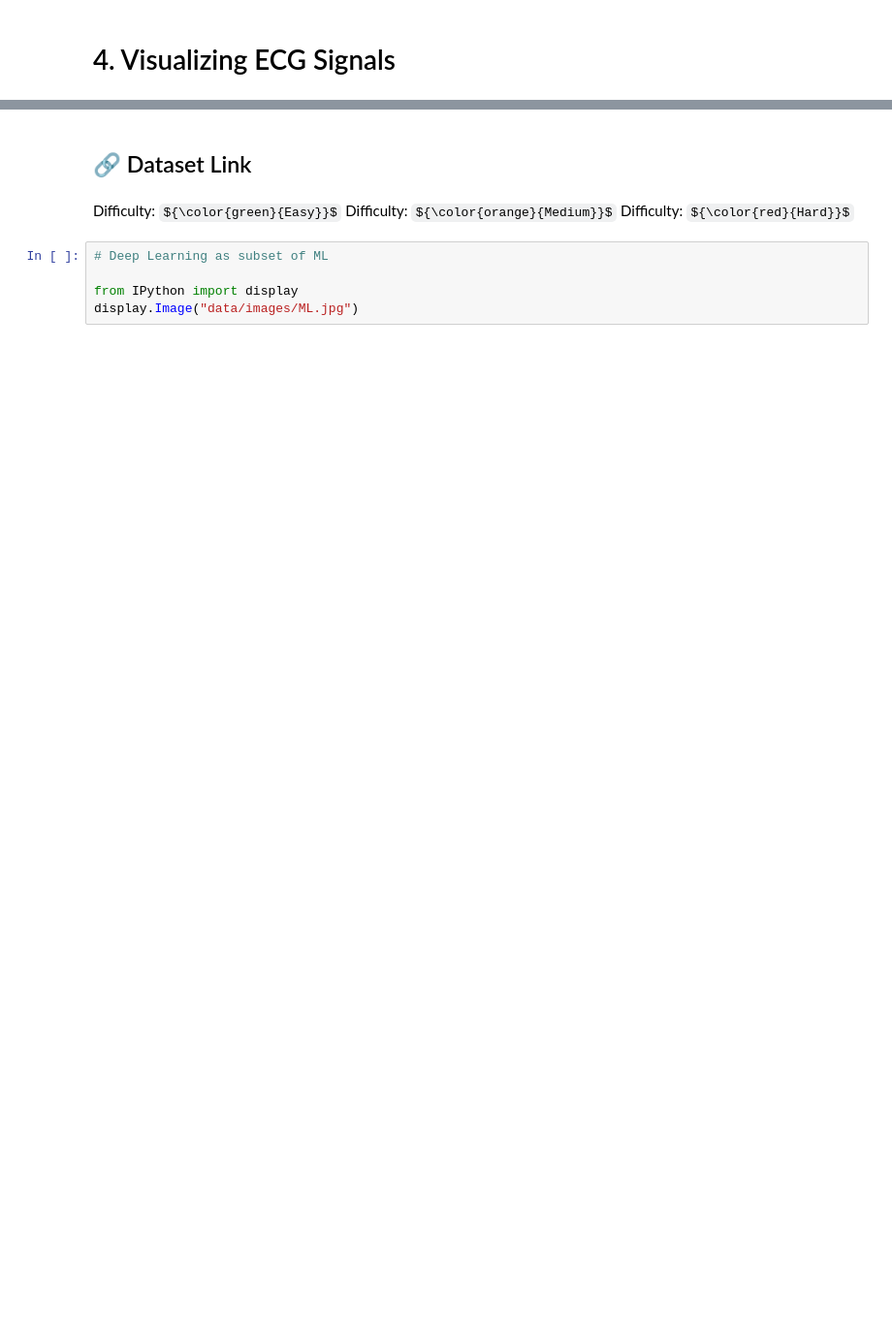
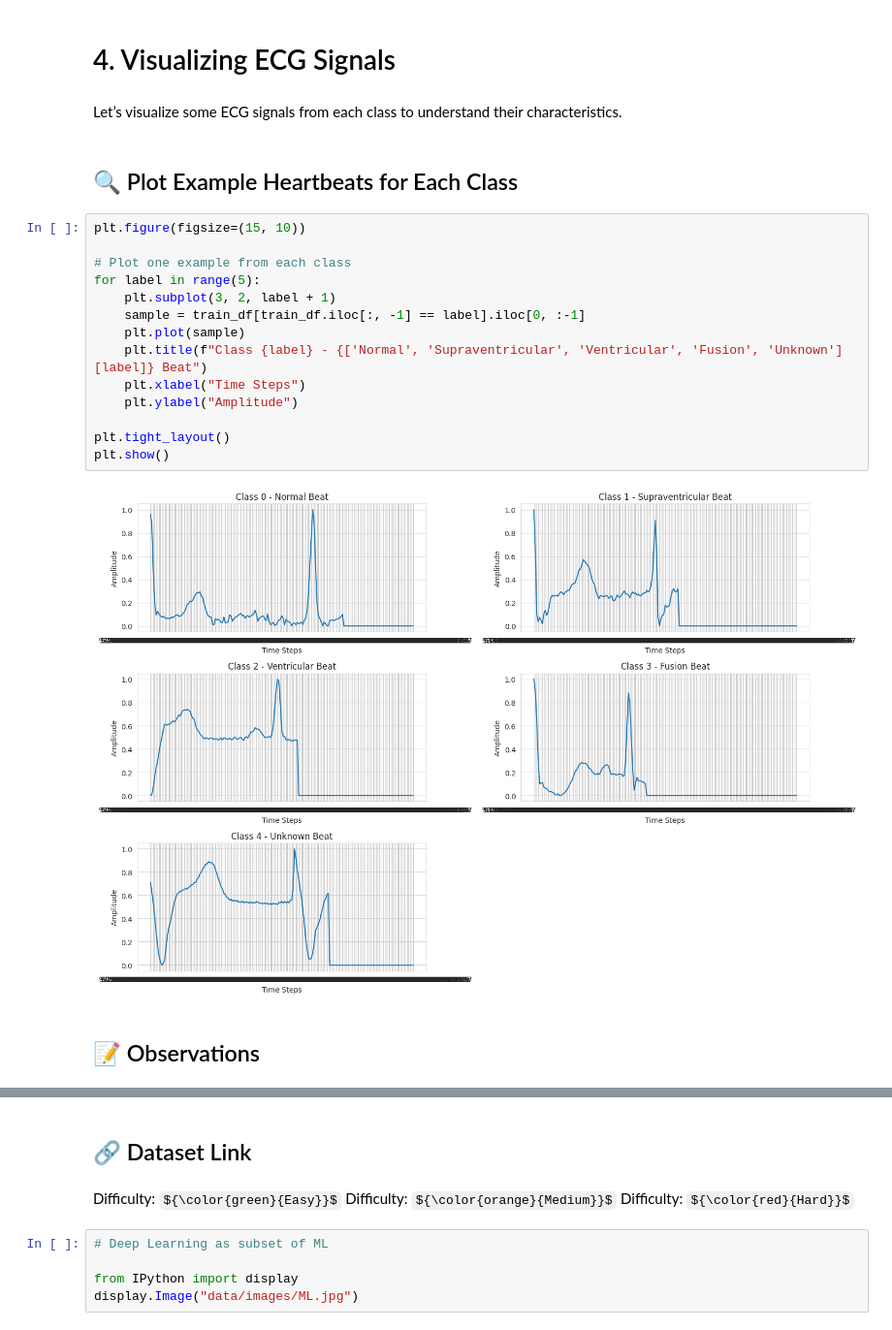
Before and after one commit to ancilcleetus/Time_Series_Project_01_ECG_Insight, a Jupyter notebook: notebooks/Kaggle_ECG_Heartbeat_Dataset_Exploration.ipynb, the cells around one changed output, grey strips where cells are left out. Shown at 97% size. Saved outputs shown, nothing was run; the diff lists cells and outputs as text; some formulas as TeX source; blank space fills up the shorter version.

Commit message:
Added Section 'Visualizing ECG Signals'

```diff
--- a/notebooks/Kaggle_ECG_Heartbeat_Dataset_Exploration.ipynb
+++ b/notebooks/Kaggle_ECG_Heartbeat_Dataset_Exploration.ipynb
@@ -196,3 +198,25 @@ plt.show()
 ![rainbow](https://github.com/ancilcleetus/My-Learning-Journey/assets/25684256/839c3524-2a1d-4779-85a0-83c562e1e5e5)
 # %% [markdown]
 # 4. Visualizing ECG Signals
+# %% [markdown]
+Let’s visualize some ECG signals from each class to understand their characteristics.
+# %% [markdown]
+## 🔍 Plot Example Heartbeats for Each Class
+# %%
+plt.figure(figsize=(15, 10))
+
+# Plot one example from each class
+for label in range(5):
+    plt.subplot(3, 2, label + 1)
+    sample = train_df[train_df.iloc[:, -1] == label].iloc[0, :-1]
+    plt.plot(sample)
+    plt.title(f"Class {label} - {['Normal', 'Supraventricular', 'Ventricular', 'Fusion', 'Unknown'][label]} Beat")
+    plt.xlabel("Time Steps")
+    plt.ylabel("Amplitude")
+
+plt.tight_layout()
+plt.show()
+# %% [output]
+[figure, added]
+# %% [markdown]
+## 📝 Observations
```
Also changed, not shown: parts of 6 cells of this notebook.
